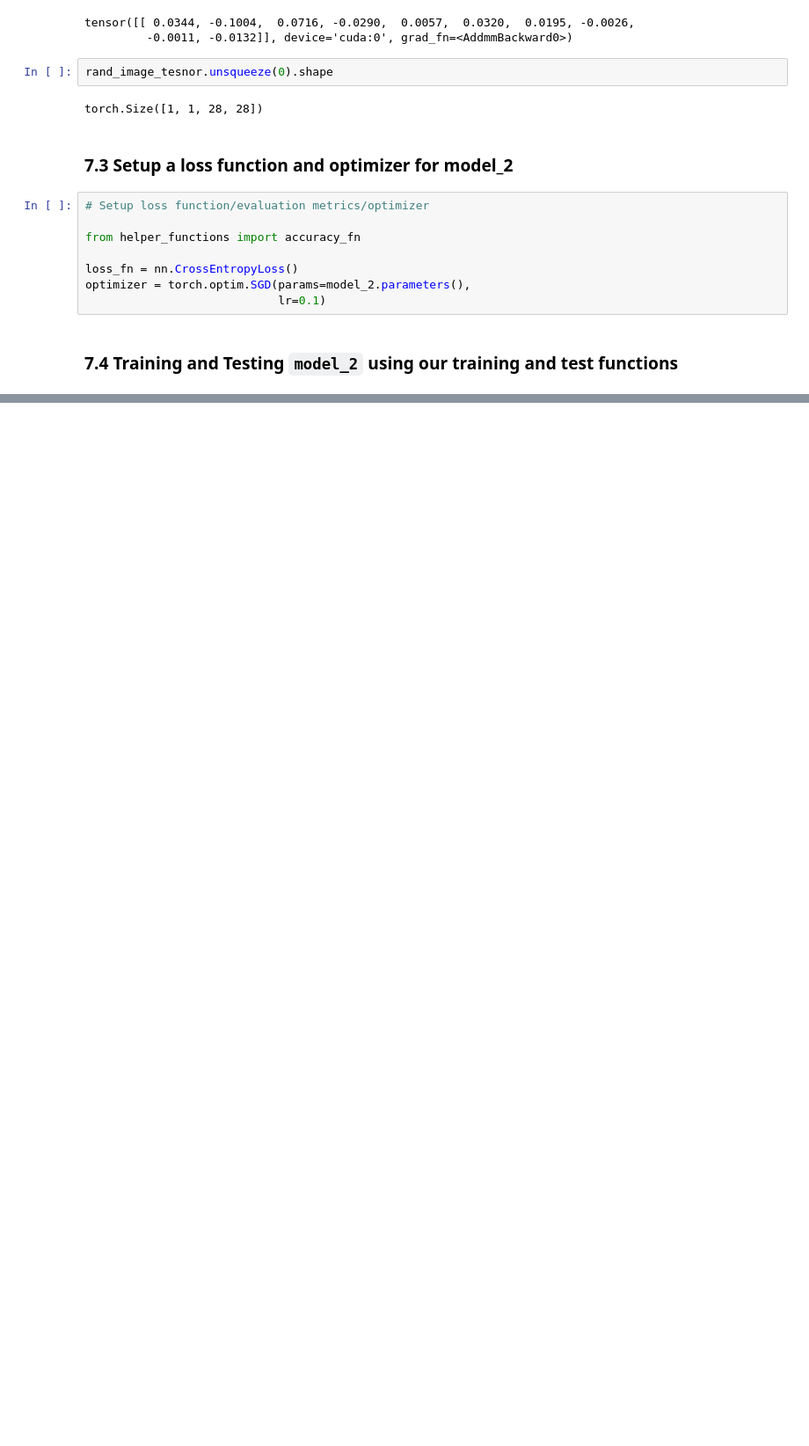
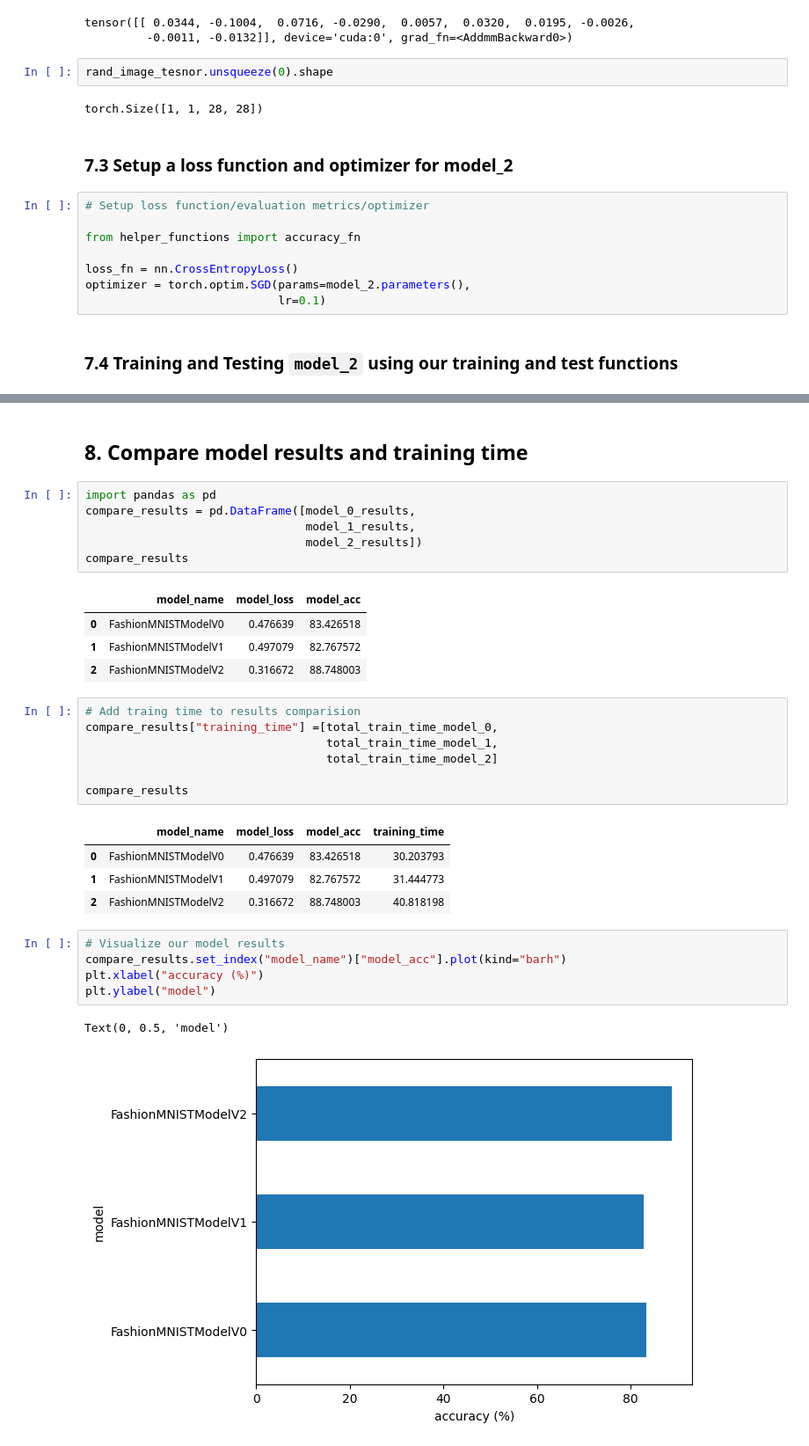
Before and after one commit to BhaskarKapri07/Learning-PyTorch, a Jupyter notebook: Pytorch_Computer_Vision.ipynb, the cells around one changed output, grey strips where cells are left out. Shown at 88% size. Saved outputs shown, nothing was run; the diff lists cells and outputs as text; blank space fills up the shorter version.

```diff
--- a/Pytorch_Computer_Vision.ipynb
+++ b/Pytorch_Computer_Vision.ipynb
@@ -961,0 +946,33 @@ model_2_results
+# %% [markdown]
+## 8. Compare model results and training time
+# %%
+import pandas as pd
+compare_results = pd.DataFrame([model_0_results,
+                                model_1_results,
+                                model_2_results])
+compare_results
+# %% [output]
+|  | model_name | model_loss | model_acc |
+| 0 | FashionMNISTModelV0 | 0.476639 | 83.426518 |
+| 1 | FashionMNISTModelV1 | 0.497079 | 82.767572 |
+| 2 | FashionMNISTModelV2 | 0.316672 | 88.748003 |
+# %%
+# Add traing time to results comparision
+compare_results["training_time"] =[total_train_time_model_0,
+                                   total_train_time_model_1,
+                                   total_train_time_model_2]
+
+compare_results
+# %% [output]
+|  | model_name | model_loss | model_acc | training_time |
+| 0 | FashionMNISTModelV0 | 0.476639 | 83.426518 | 30.203793 |
+| 1 | FashionMNISTModelV1 | 0.497079 | 82.767572 | 31.444773 |
+| 2 | FashionMNISTModelV2 | 0.316672 | 88.748003 | 40.818198 |
+# %%
+# Visualize our model results
+compare_results.set_index("model_name")["model_acc"].plot(kind="barh")
+plt.xlabel("accuracy (%)")
+plt.ylabel("model")
+# %% [output]
+Text(0, 0.5, 'model')
+[figure, added]
```
Also changed, not shown: parts of 25 cells of this notebook.
